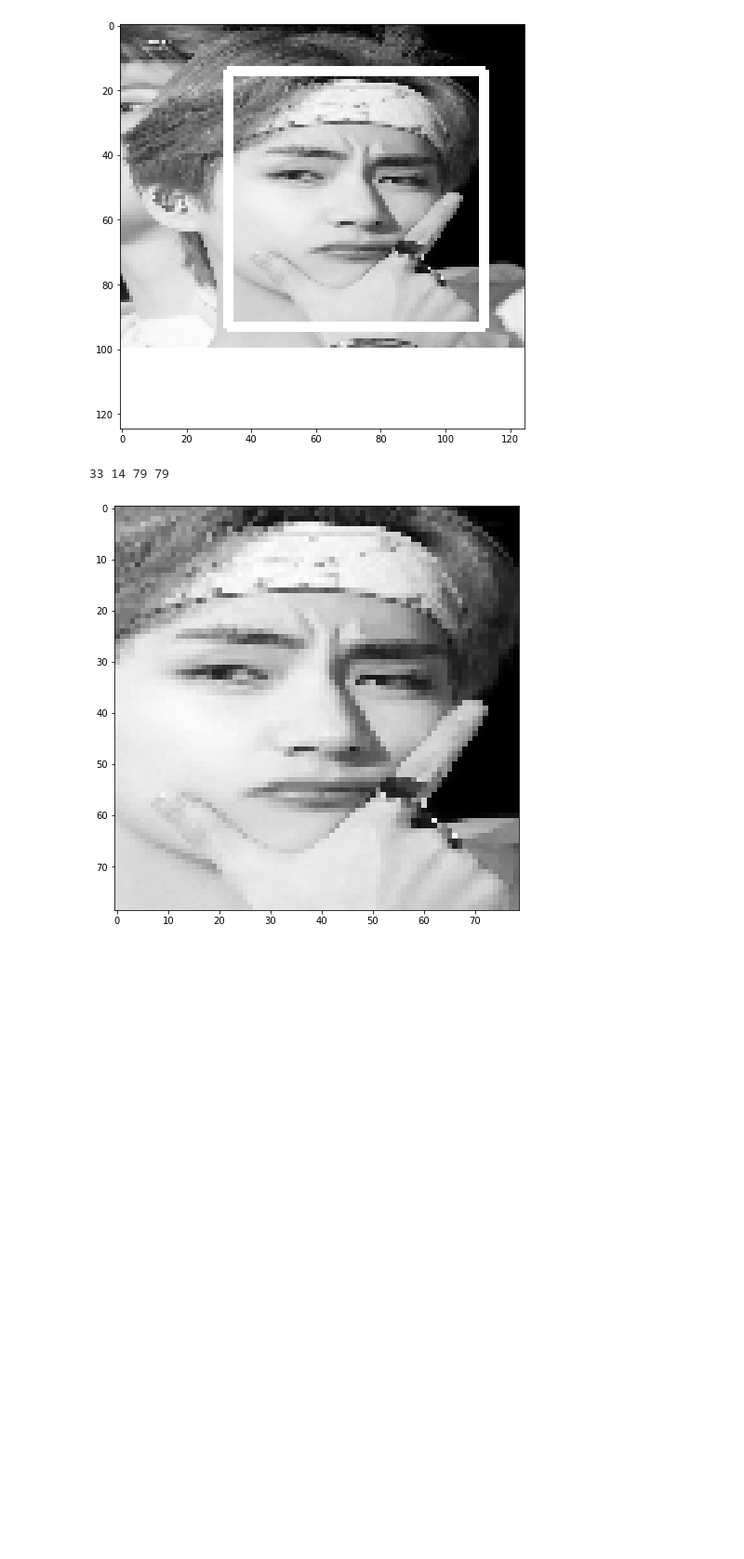
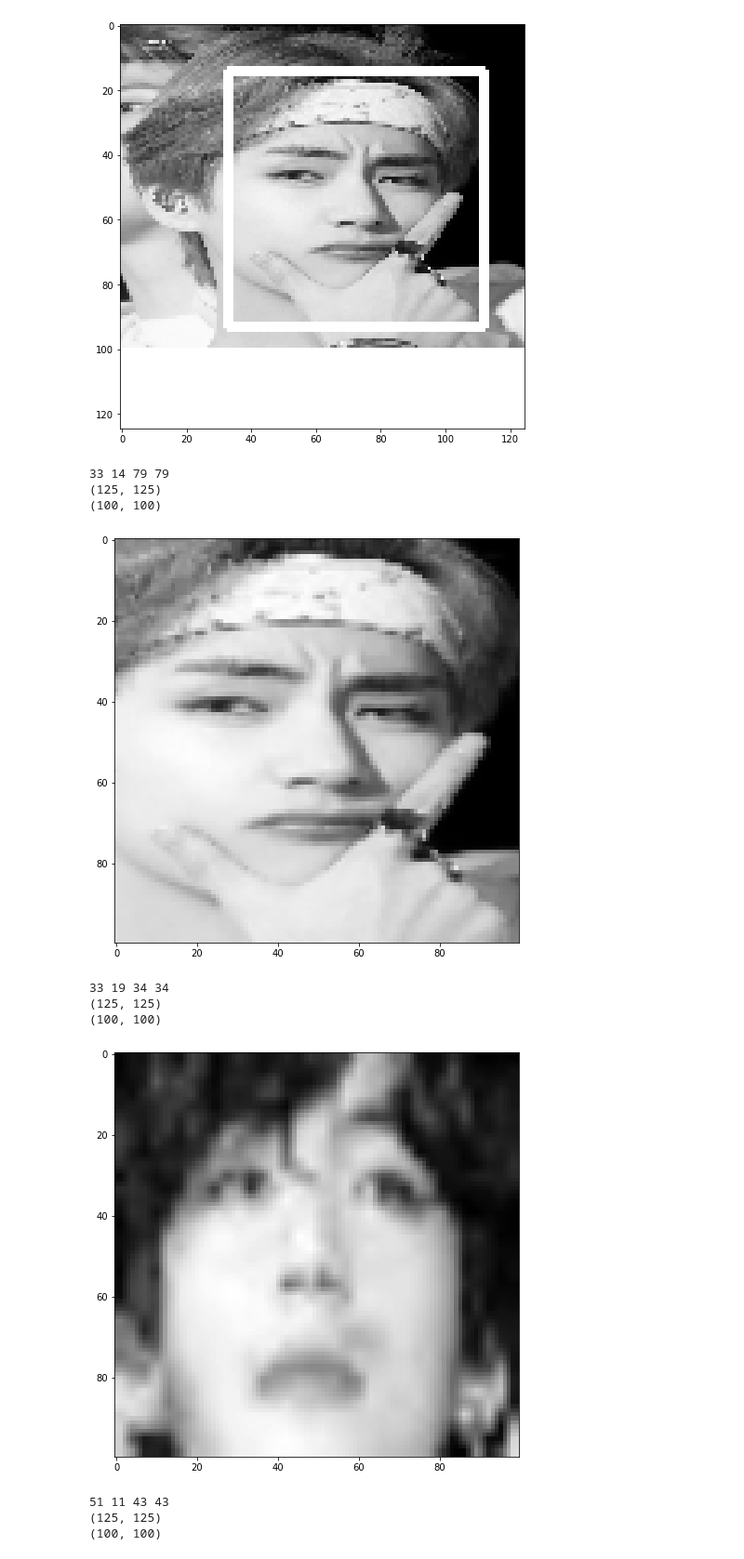
Before and after one commit to SimplePro/BTS-CNN, a Jupyter notebook: dataset/get_dataset.ipynb, the cells around one changed output. Shown: that part at 93% size. Drawn from its saved outputs; the diff is of its cells as text; code cells hidden in the pictures; blank space fills up the shorter version.

```diff
--- a/dataset/get_dataset.ipynb
+++ b/dataset/get_dataset.ipynb
@@ -91,16 +91,32 @@ plt.show()
 # %%
 def img_crop(img):
     faces = face_cascade.detectMultiScale(img, 1.03, 5)
     x, y, w, h = faces[0]
     crop_img = img[y:y+h, x:x+w]
+    crop_img = cv2.resize(crop_img, (100, 100))
     print(x, y, w, h)
+    print(image.shape)
+    print(crop_img.shape)
     plt.figure(figsize=(12, 8))
     plt.imshow(crop_img, cmap='gray')
     plt.show()
+    return crop_img
 
-image = cv2.resize(cv2.imread('./V/V (1).jpg'), (125, 125))
-image = cv2.cvtColor(image, cv2.COLOR_BGR2GRAY)
-img_crop(image)
+for i in range(1, 10):
+    try:
+        image = cv2.resize(cv2.imread('./V/V ({}).jpg'.format(i)), (125, 125))
+        image = cv2.cvtColor(image, cv2.COLOR_BGR2GRAY)
+        crop_img = img_crop(image)
+    except: pass
 # %% [output]
 33 14 79 79
+(125, 125)
+(100, 100)
-[figure, old version]
+[figure, new version]
+33 19 34 34
+(125, 125)
+(100, 100)
+[figure, added]
+51 11 43 43
+(125, 125)
+(100, 100)
```
Also changed, not shown: parts of 5 cells of this notebook.
